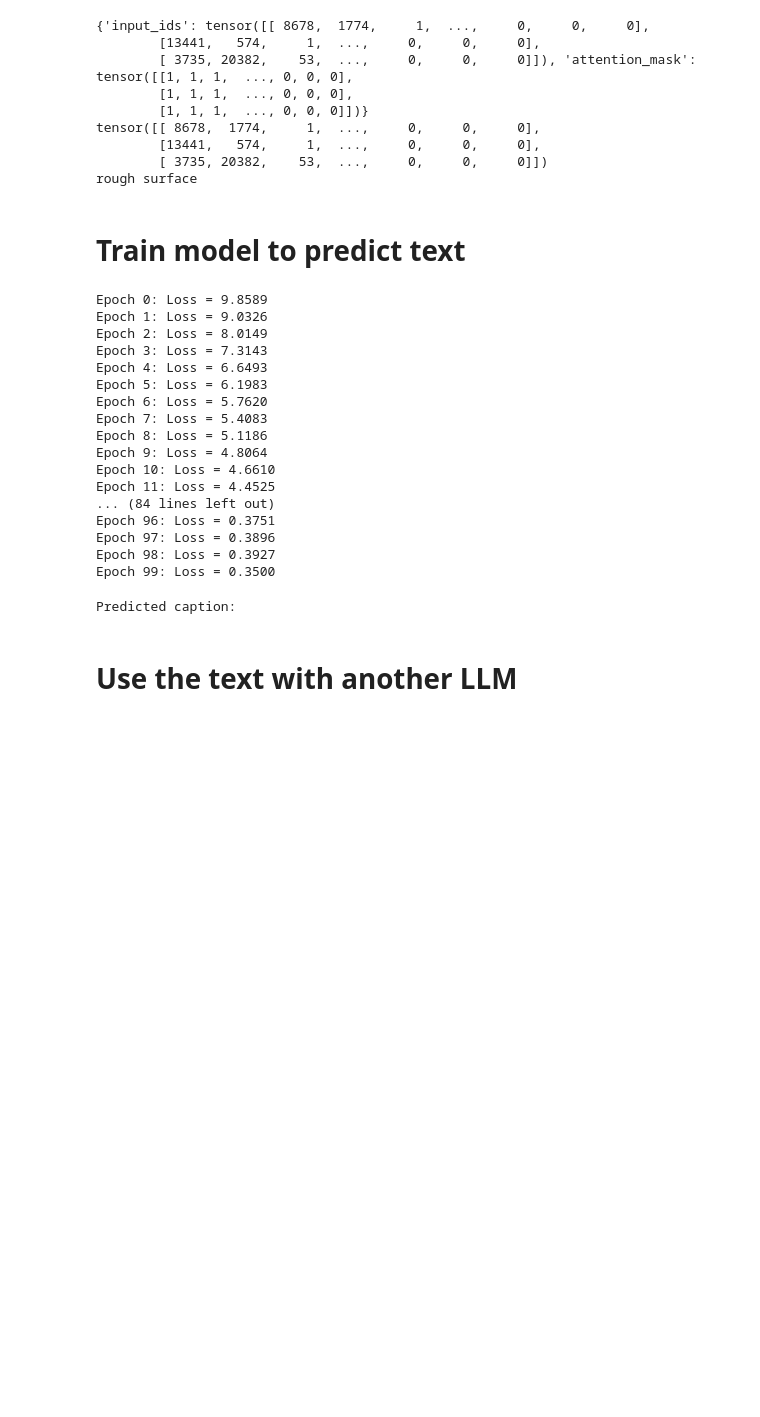
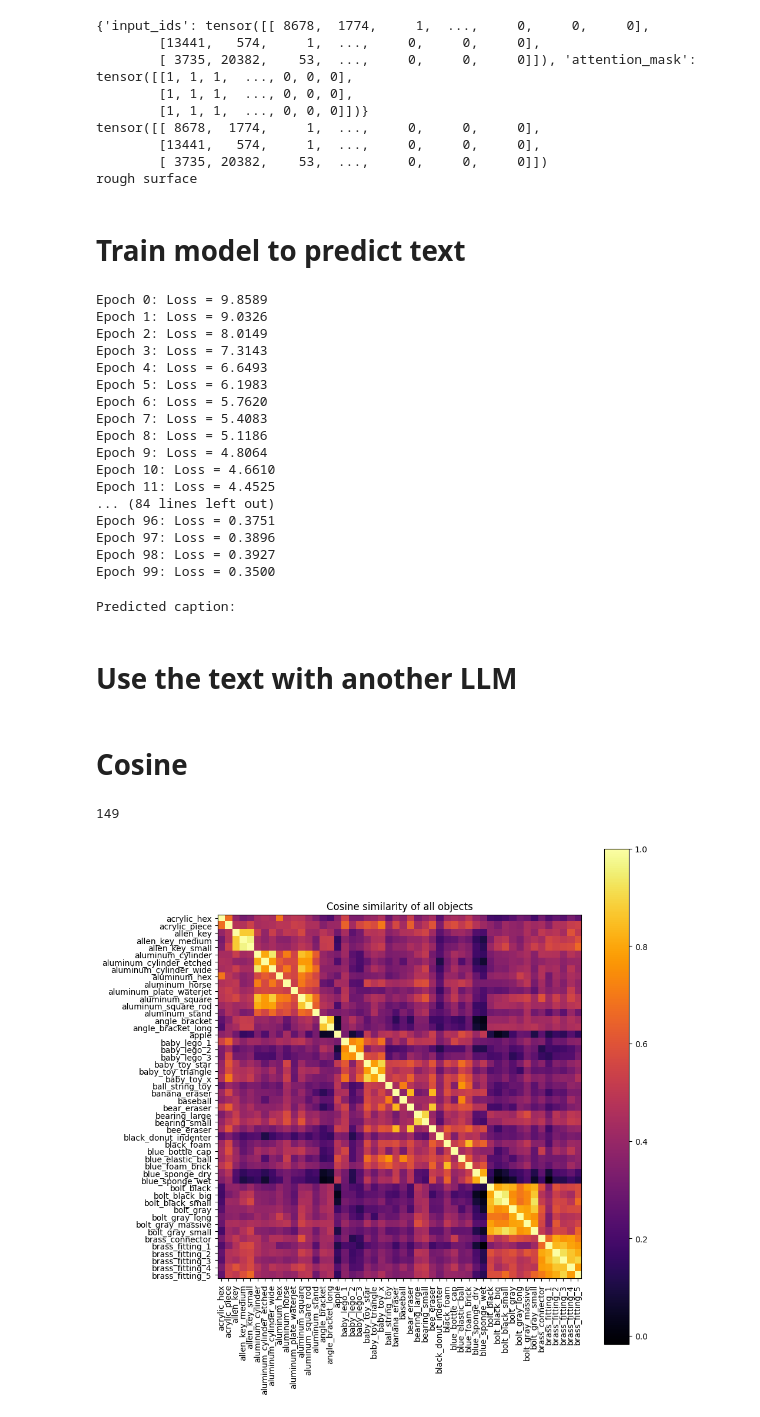
Before and after one commit to shepai/Tactile_Language_Model, a Jupyter notebook: code/test.ipynb, the cells around one changed output. Saved outputs shown, nothing was run; the diff lists cells and outputs as text; code cells hidden in the pictures; blank space fills up the shorter version.

```diff
--- a/code/test.ipynb
+++ b/code/test.ipynb
@@ -211,3 +211,51 @@ print("Predicted caption:", caption)
 Predicted caption:
 # %% [markdown]
 # Use the text with another LLM
+# %% [markdown]
+# Cosine
+# %%
+from sentence_transformers import SentenceTransformer, util
+
+# Load a pre-trained model
+model = SentenceTransformer('all-MiniLM-L6-v2')
+
+import json
+with open("/its/home/drs25/Tactile_Language_Model/data/texture_desciptions.json", "r") as f:
+    texture_descriptions = json.load(f)
+print(len(texture_descriptions.keys()))
+
+import matplotlib.pyplot as plt
+import numpy as np
+# %% [output]
+149
+# %%
+
+objects=list(texture_descriptions.keys())
+matrx=np.zeros((len(objects),len(objects)))
+for i in range(len(texture_descriptions.keys())):
+    for j in range(len(texture_descriptions.keys())):
+        sentence1=texture_descriptions[objects[i]]
+        sentence2=texture_descriptions[objects[j]]
+        embedding1 = model.encode(sentence1, convert_to_tensor=True)
+        embedding2 = model.encode(sentence2, convert_to_tensor=True)
+        cosine_sim = util.pytorch_cos_sim(embedding1, embedding2)
+        matrx[i][j]=cosine_sim.item()
+        plt.text(i,j,str(round(cosine_sim.item(),3)))
+    print(i,j,cosine_sim.item())
+
+np.save("/its/home/drs25/Tactile_Language_Model/data/cosine_Scores",matrx)
+# %%
+sample=50
+matrx=np.load("/its/home/drs25/Tactile_Language_Model/data/cosine_Scores.npy")
+plt.figure(figsize=(10,10))
+objects=list(texture_descriptions.keys())
+plt.imshow(matrx[:sample,:sample],cmap="inferno")
+plt.colorbar()
+plt.xticks([i for i in range(len(objects[:sample]))],objects[:sample],fontsize=10,rotation=90)
+plt.yticks([i for i in range(len(objects[:sample]))],objects[:sample],fontsize=10)
+plt.title("Cosine similarity of all objects")
+plt.tight_layout()
+plt.savefig("/its/home/drs25/Tactile_Language_Model/data/plots/cosine_example.pdf")
+plt.show()
+# %% [output]
+[figure, added]
```
Also changed, not shown: 2 other files.
